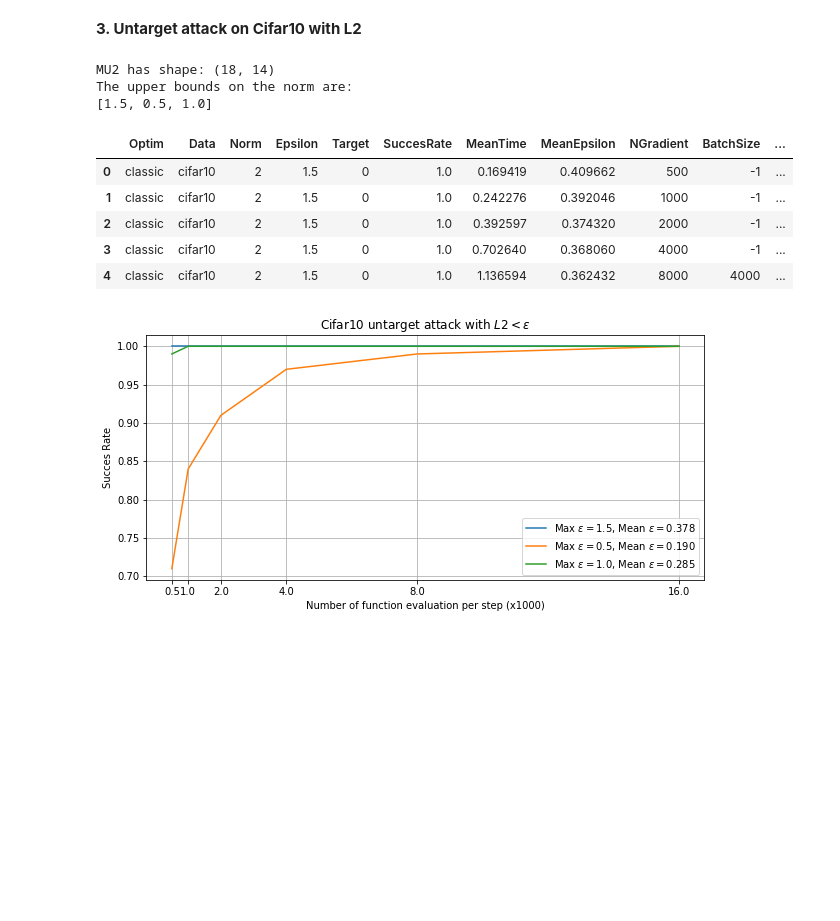
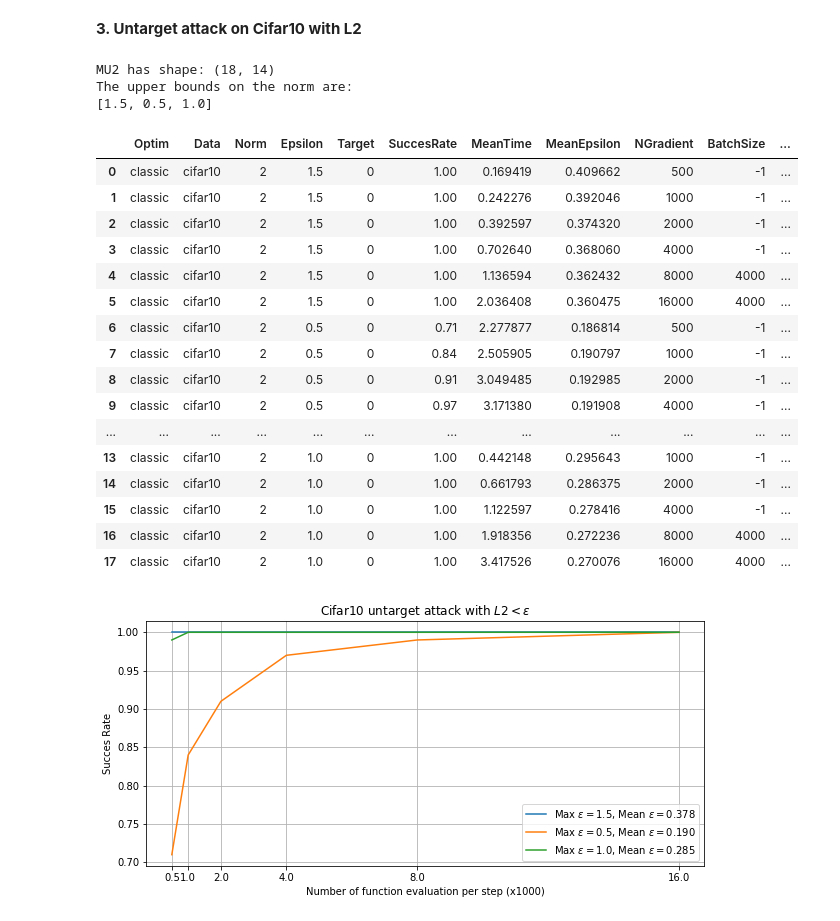
Before and after one commit to f-grimaldi/AdvAttack, a Jupyter notebook: results/ClassicZSCG/ZSCG_Cifar10_results_analysis.ipynb, the cells around one changed output. Cells and saved outputs as stored; diff of their text form; code cells hidden in the pictures; blank space fills up the shorter version.

```diff
--- a/results/ClassicZSCG/ZSCG_Cifar10_results_analysis.ipynb
+++ b/results/ClassicZSCG/ZSCG_Cifar10_results_analysis.ipynb
@@ -145,20 +145,31 @@ plt.show()
 # %%
 CU2 = pd.read_csv('CU2.csv', index_col=0)
 print('MU2 has shape: {}'.format(CU2.shape))
 epsilon_list = list(CU2.Epsilon.unique())
 print('The upper bounds on the norm are:\n{}'.format(epsilon_list))
 n_gradient = sorted(list(CU2.NGradient.unique()))
-CU2.head()
+CU2
 # %% [output]
 MU2 has shape: (18, 14)
 The upper bounds on the norm are:
 [1.5, 0.5, 1.0]
 |  | Optim | Data | Norm | Epsilon | Target | SuccesRate | MeanTime | MeanEpsilon | NGradient | BatchSize | ... |
-| 0 | classic | cifar10 | 2 | 1.5 | 0 | 1.0 | 0.169419 | 0.409662 | 500 | -1 | ... |
-| 1 | classic | cifar10 | 2 | 1.5 | 0 | 1.0 | 0.242276 | 0.392046 | 1000 | -1 | ... |
-| 2 | classic | cifar10 | 2 | 1.5 | 0 | 1.0 | 0.392597 | 0.374320 | 2000 | -1 | ... |
-| 3 | classic | cifar10 | 2 | 1.5 | 0 | 1.0 | 0.702640 | 0.368060 | 4000 | -1 | ... |
-| 4 | classic | cifar10 | 2 | 1.5 | 0 | 1.0 | 1.136594 | 0.362432 | 8000 | 4000 | ... |
+| 0 | classic | cifar10 | 2 | 1.5 | 0 | 1.00 | 0.169419 | 0.409662 | 500 | -1 | ... |
+| 1 | classic | cifar10 | 2 | 1.5 | 0 | 1.00 | 0.242276 | 0.392046 | 1000 | -1 | ... |
+| 2 | classic | cifar10 | 2 | 1.5 | 0 | 1.00 | 0.392597 | 0.374320 | 2000 | -1 | ... |
+| 3 | classic | cifar10 | 2 | 1.5 | 0 | 1.00 | 0.702640 | 0.368060 | 4000 | -1 | ... |
+| 4 | classic | cifar10 | 2 | 1.5 | 0 | 1.00 | 1.136594 | 0.362432 | 8000 | 4000 | ... |
+| 5 | classic | cifar10 | 2 | 1.5 | 0 | 1.00 | 2.036408 | 0.360475 | 16000 | 4000 | ... |
+| 6 | classic | cifar10 | 2 | 0.5 | 0 | 0.71 | 2.277877 | 0.186814 | 500 | -1 | ... |
+| 7 | classic | cifar10 | 2 | 0.5 | 0 | 0.84 | 2.505905 | 0.190797 | 1000 | -1 | ... |
+| 8 | classic | cifar10 | 2 | 0.5 | 0 | 0.91 | 3.049485 | 0.192985 | 2000 | -1 | ... |
+| 9 | classic | cifar10 | 2 | 0.5 | 0 | 0.97 | 3.171380 | 0.191908 | 4000 | -1 | ... |
+| ... | ... | ... | ... | ... | ... | ... | ... | ... | ... | ... | ... |
+| 13 | classic | cifar10 | 2 | 1.0 | 0 | 1.00 | 0.442148 | 0.295643 | 1000 | -1 | ... |
+| 14 | classic | cifar10 | 2 | 1.0 | 0 | 1.00 | 0.661793 | 0.286375 | 2000 | -1 | ... |
+| 15 | classic | cifar10 | 2 | 1.0 | 0 | 1.00 | 1.122597 | 0.278416 | 4000 | -1 | ... |
+| 16 | classic | cifar10 | 2 | 1.0 | 0 | 1.00 | 1.918356 | 0.272236 | 8000 | 4000 | ... |
+| 17 | classic | cifar10 | 2 | 1.0 | 0 | 1.00 | 3.417526 | 0.270076 | 16000 | 4000 | ... |
 # %%
 fig = plt.figure(figsize=(10, 4.5))
 plt.title('Cifar10 untarget attack with $L2 < \epsilon$')
```
Also changed, not shown: 42 other files.
